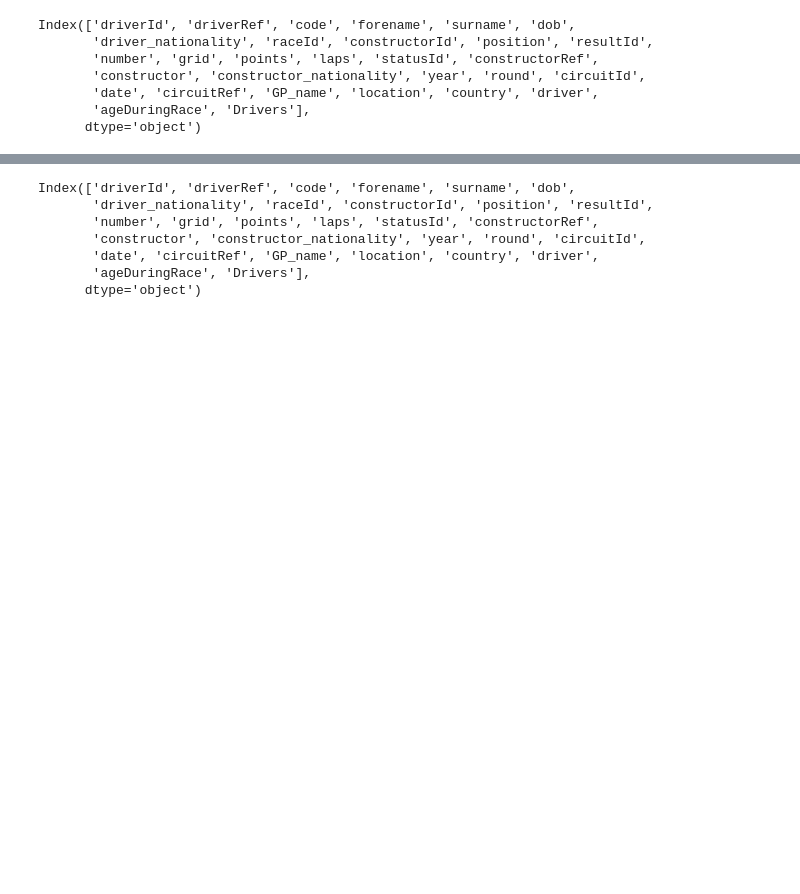
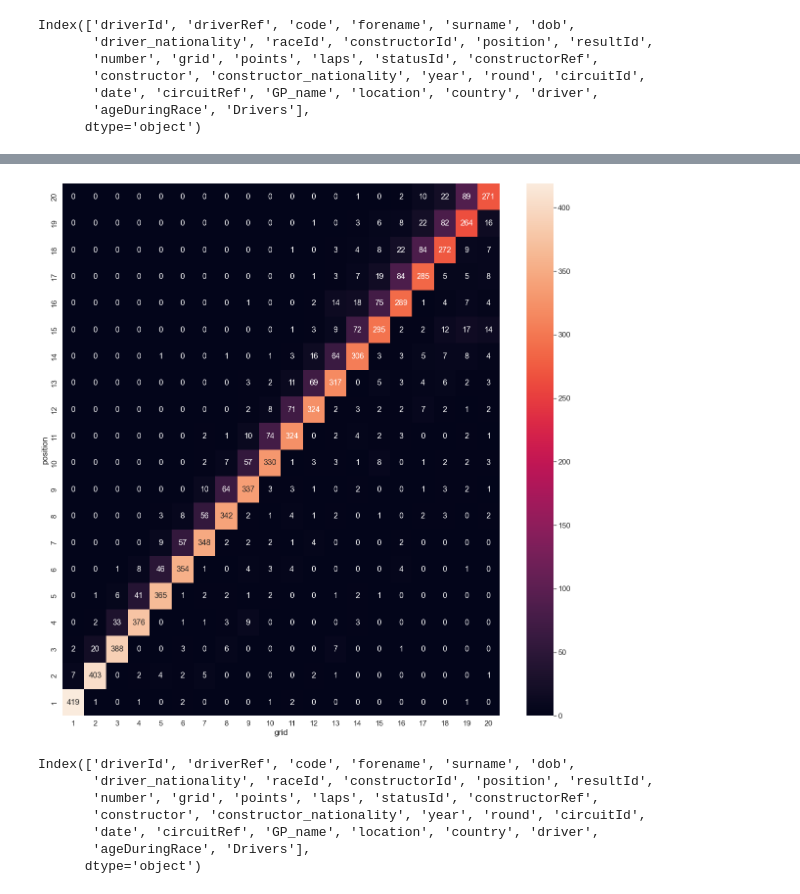
Before and after one commit to ned1010/formula-1-exploratory-analysis, a Jupyter notebook: data-modelling/modelling.ipynb, the cells around one changed output, grey strips where cells are left out. Drawn from its saved outputs; the diff is of its cells as text; code cells hidden in the pictures; blank space fills up the shorter version.

Commit message:
made changes to pole position and winning ratio

```diff
--- a/data-modelling/modelling.ipynb
+++ b/data-modelling/modelling.ipynb
@@ -91,0 +95,23 @@ plt.show()
+# %%
+#1 correlation pole position vs wining the race
+pole_vs_win = final_data[["grid", "position"]].copy()
+
+#pruning the data
+pole_vs_win = pole_vs_win[pole_vs_win["position"] <= 20]
+pole_vs_win = pole_vs_win[(pole_vs_win["grid"] > 0) &(pole_vs_win["grid"] <= 20)]
+pole_vs_win.dropna(inplace=True)
+
+x = pole_vs_win["position"]
+y = pole_vs_win["grid"]
+
+cf_matrix = confusion_matrix(x, y)
+# print(cf_matrix)
+cf_matrix = pd.crosstab(x, y)
+dc_cm = pd.DataFrame(cf_matrix)
+sn.set(font_scale=1.4)
+plt.figure(figsize=(20,20))
+sn.heatmap(dc_cm, annot=True, fmt="g", annot_kws={"size": 16}, xticklabels=True, yticklabels=True)
+plt.gca().invert_yaxis()
+plt.show()
+# %% [output]
+[figure, added]
```
Also changed, not shown: parts of 5 cells of this notebook.
